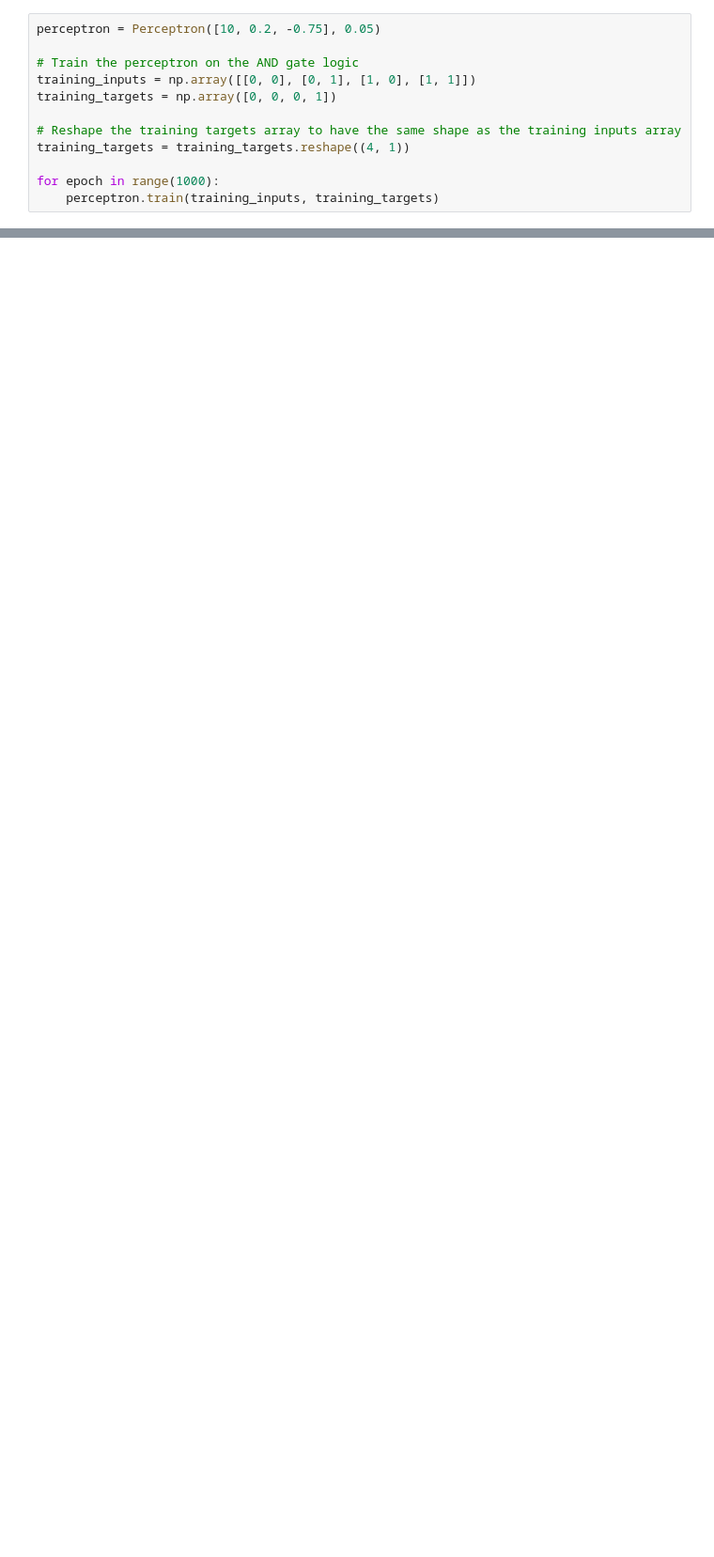
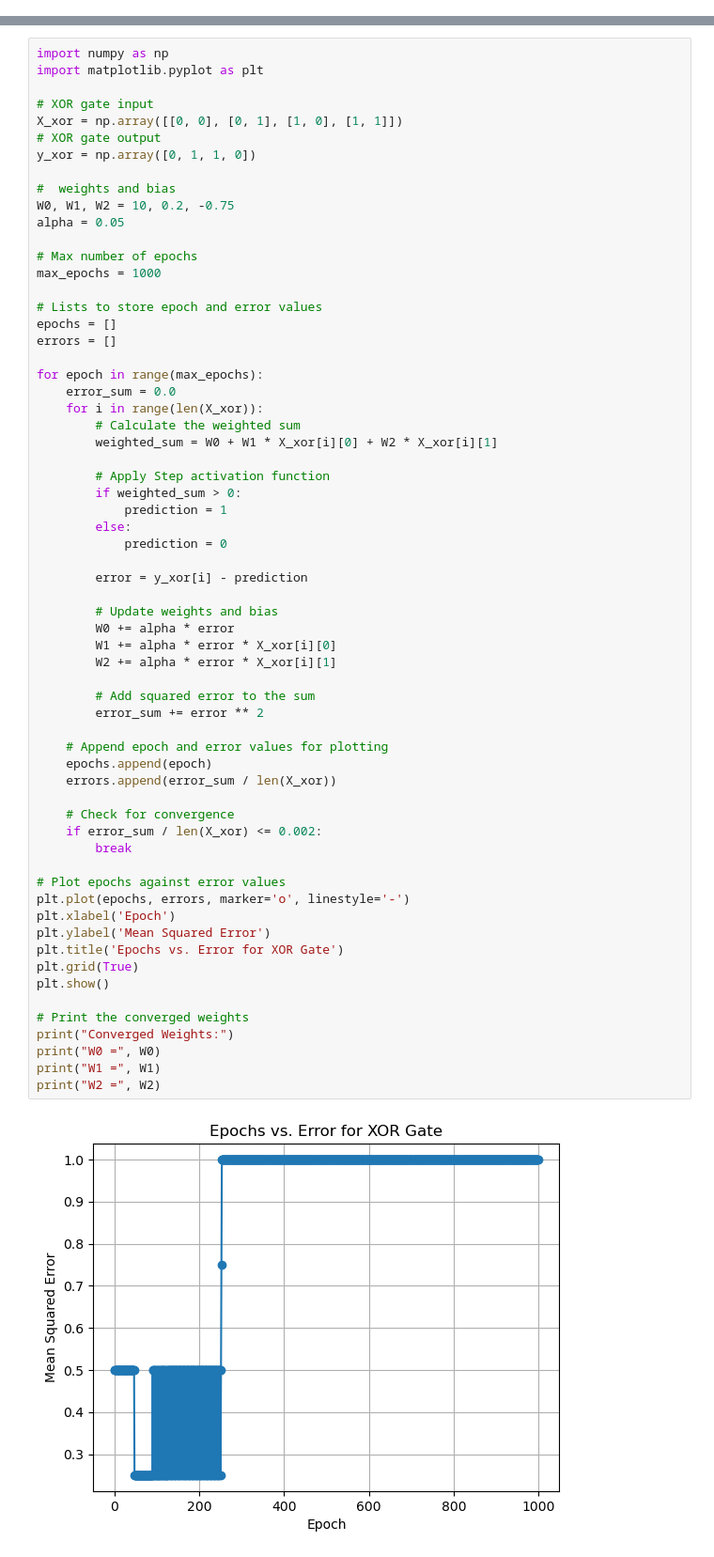
Before and after one commit to satyatarun12/mlassisgnment3, a Jupyter notebook: ml_lab_assignment_5.ipynb, the cells around one changed output, grey strips where cells are left out. Shown at 94% size. Drawn from its saved outputs; the diff is of its cells as text; blank space fills up the shorter version.

```diff
--- a/ml_lab_assignment_5.ipynb
+++ b/ml_lab_assignment_5.ipynb
@@ -25,12 +0,0 @@ class Perceptron:
-# %%
-perceptron = Perceptron([10, 0.2, -0.75], 0.05)
-
-# Train the perceptron on the AND gate logic
-training_inputs = np.array([[0, 0], [0, 1], [1, 0], [1, 1]])
-training_targets = np.array([0, 0, 0, 1])
-
-# Reshape the training targets array to have the same shape as the training inputs array
-training_targets = training_targets.reshape((4, 1))
-
-for epoch in range(1000):
-    perceptron.train(training_inputs, training_targets)
@@ -68,0 +329,65 @@ print(w)
+# %%
+import numpy as np
+import matplotlib.pyplot as plt
+
+# XOR gate input
+X_xor = np.array([[0, 0], [0, 1], [1, 0], [1, 1]])
+# XOR gate output
+y_xor = np.array([0, 1, 1, 0])
+
+#  weights and bias
+W0, W1, W2 = 10, 0.2, -0.75
+alpha = 0.05
+
+# Max number of epochs
+max_epochs = 1000
+
+# Lists to store epoch and error values
+epochs = []
+errors = []
+
+for epoch in range(max_epochs):
+    error_sum = 0.0
+    for i in range(len(X_xor)):
+        # Calculate the weighted sum
+        weighted_sum = W0 + W1 * X_xor[i][0] + W2 * X_xor[i][1]
+
+        # Apply Step activation function
+        if weighted_sum > 0:
+            prediction = 1
+        else:
+            prediction = 0
+
+        error = y_xor[i] - prediction
+
+        # Update weights and bias
+        W0 += alpha * error
+        W1 += alpha * error * X_xor[i][0]
+        W2 += alpha * error * X_xor[i][1]
+
+        # Add squared error to the sum
+        error_sum += error ** 2
+
+    # Append epoch and error values for plotting
+    epochs.append(epoch)
+    errors.append(error_sum / len(X_xor))
+
+    # Check for convergence
+    if error_sum / len(X_xor) <= 0.002:
+        break
+
+# Plot epochs against error values
+plt.plot(epochs, errors, marker='o', linestyle='-')
+plt.xlabel('Epoch')
+plt.ylabel('Mean Squared Error')
+plt.title('Epochs vs. Error for XOR Gate')
+plt.grid(True)
+plt.show()
+
+# Print the converged weights
+print("Converged Weights:")
+print("W0 =", W0)
+print("W1 =", W1)
+print("W2 =", W2)
+# %% [output]
+[figure, added]
```
Also changed, not shown: parts of 21 cells of this notebook.
